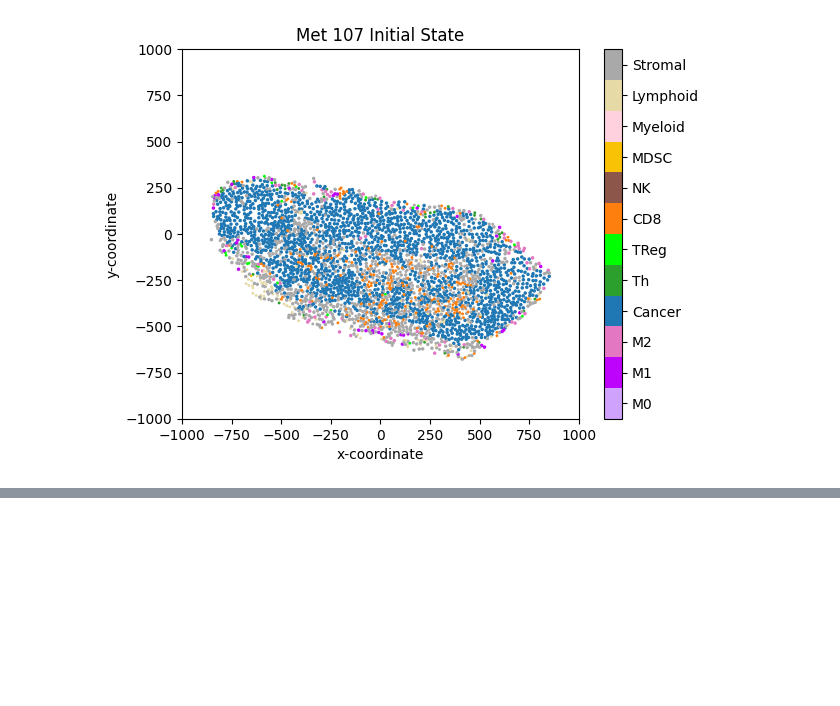
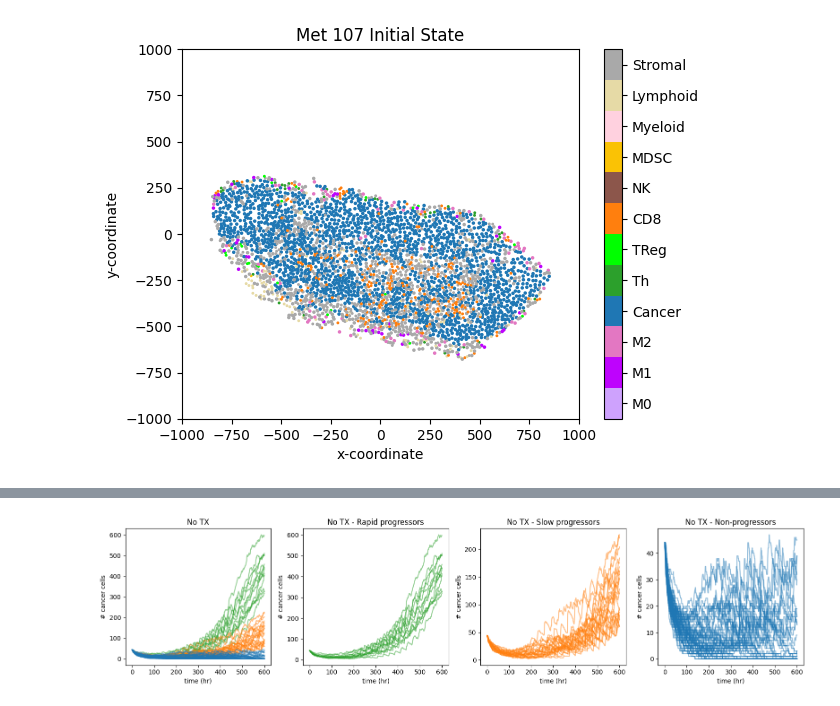
Before and after one commit to FinleyLabUSC/breast_cancer, a Jupyter notebook: python/example.ipynb, the cells around one changed output, grey strips where cells are left out. Saved outputs shown, nothing was run; the diff lists cells and outputs as text; code cells hidden in the pictures; blank space fills up the shorter version.

```diff
--- a/python/example.ipynb
+++ b/python/example.ipynb
@@ -90,0 +149,33 @@ fig.set_dpi(100) # Default is 300 DPI
+# %%
+fig, ax = plt.subplots(1, 4, figsize=(16, 4), dpi=100)
+
+# Get rapid progressors
+dft = met_notx["c"].T
+dft = dft[dft[600] >= 300]
+rapid_notx = dft.T
+rapid_notx.plot(legend=False, ax=ax[0], color='tab:green', alpha=0.5)
+rapid_notx.plot(legend=False, ax=ax[1], color='tab:green', alpha=0.5)
+
+# Get slow progressors
+dft = met_notx["c"].T
+dft = dft[dft[600] >= pop_i*1.2]
+dft = dft[dft[600] < 300]
+slow_notx = dft.T
+slow_notx.plot(legend=False, ax=ax[0], color='tab:orange', alpha=0.5)
+slow_notx.plot(legend=False, ax=ax[2], color='tab:orange', alpha=0.5)
+
+# Get non-progressors
+dft = met_notx["c"].T
+dft = dft[dft[600] < pop_i*1.2]
+nonprog_notx = dft.T
+nonprog_notx.plot(legend=False, ax=ax[0], color='tab:blue', alpha=0.5)
+nonprog_notx.plot(legend=False, ax=ax[3], color='tab:blue', alpha=0.5)
+
+ax[0].set(xlabel="time (hr)", ylabel="# cancer cells", title="No TX")
+ax[1].set(xlabel="time (hr)", ylabel="# cancer cells", title="No TX - Rapid progressors")
+ax[2].set(xlabel="time (hr)", ylabel="# cancer cells", title="No TX - Slow progressors")
+ax[3].set(xlabel="time (hr)", ylabel="# cancer cells", title="No TX - Non-progressors")
+
+fig.tight_layout()
+# %% [output]
+[figure, added]
```
Also changed, not shown: parts of 10 cells of this notebook.
